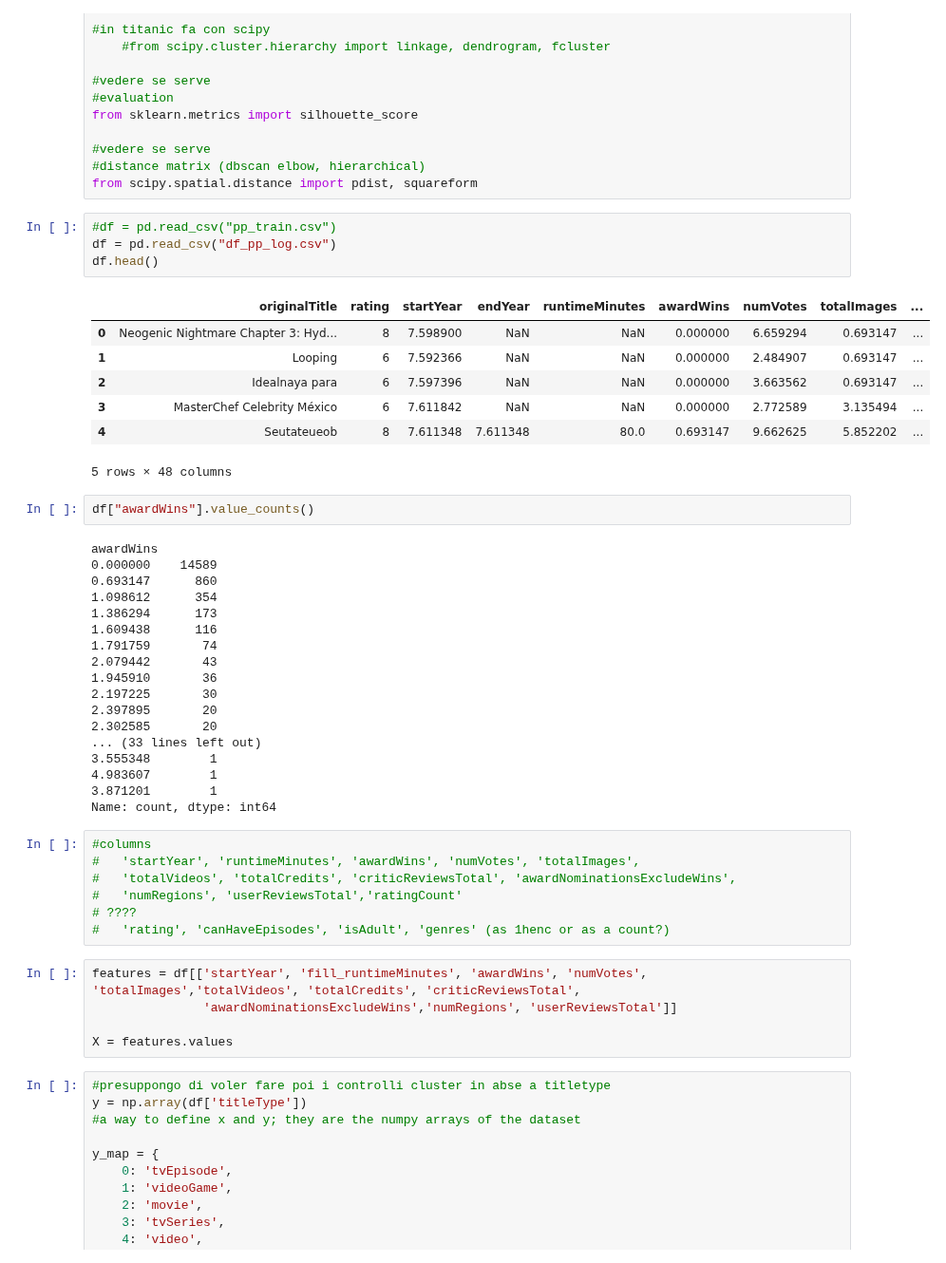
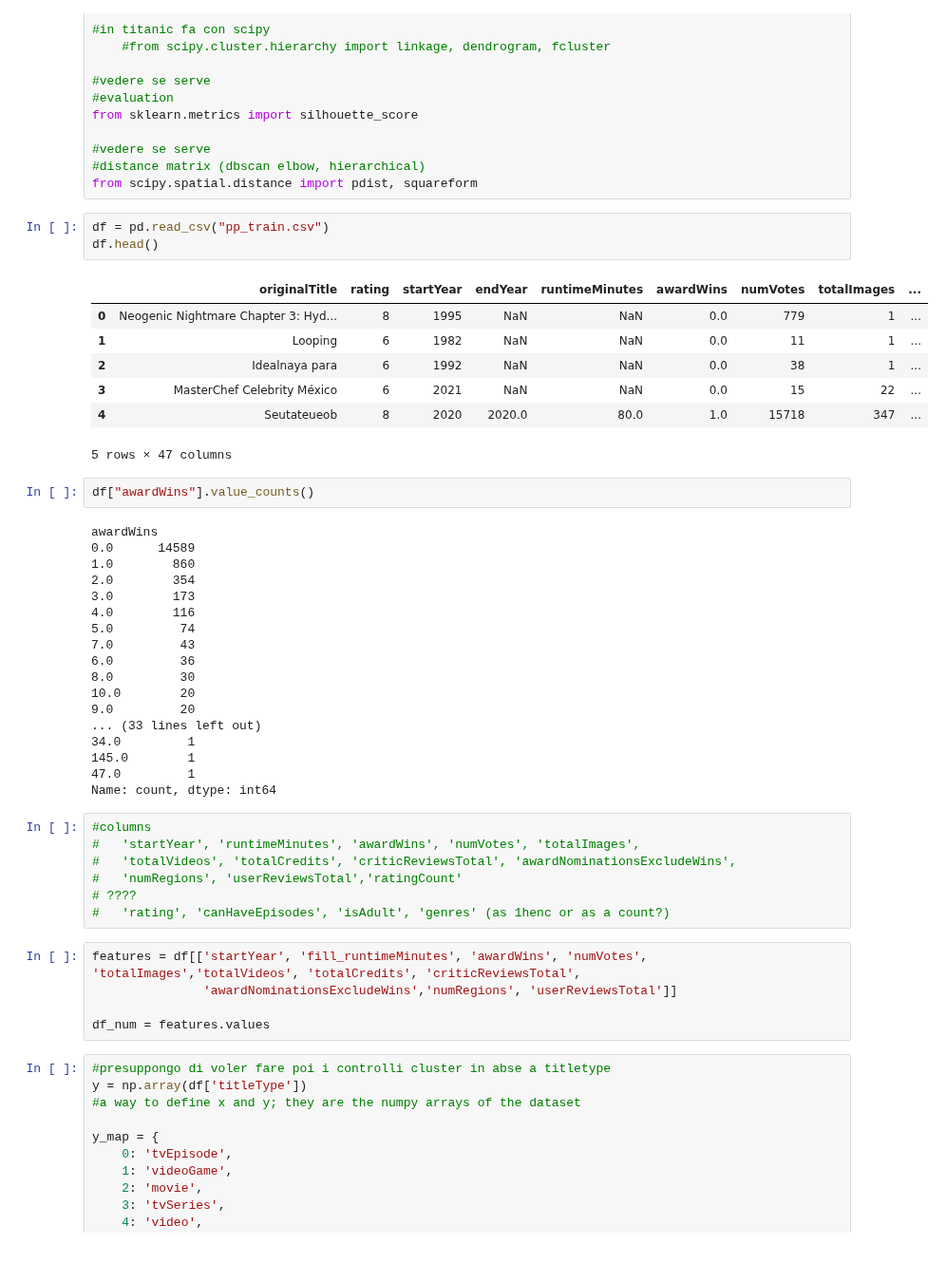
Before and after one commit to ChefBB/data_mining_1, a Jupyter notebook: code/clustering_dbscan.ipynb, the cells around one changed output. Shown at 95% size. Cells and saved outputs as stored; diff of their text form.

```diff
--- a/code/clustering_dbscan.ipynb
+++ b/code/clustering_dbscan.ipynb
@@ -27,36 +27,35 @@ from sklearn.metrics import silhouette_score
 #distance matrix (dbscan elbow, hierarchical)
 from scipy.spatial.distance import pdist, squareform
 # %%
-#df = pd.read_csv("pp_train.csv")
-df = pd.read_csv("df_pp_log.csv")
+df = pd.read_csv("pp_train.csv")
 df.head()
 # %% [output]
 |  | originalTitle | rating | startYear | endYear | runtimeMinutes | awardWins | numVotes | totalImages | ... |
-| 0 | Neogenic Nightmare Chapter 3: Hyd... | 8 | 7.598900 | NaN | NaN | 0.000000 | 6.659294 | 0.693147 | ... |
-| 1 | Looping | 6 | 7.592366 | NaN | NaN | 0.000000 | 2.484907 | 0.693147 | ... |
-| 2 | Idealnaya para | 6 | 7.597396 | NaN | NaN | 0.000000 | 3.663562 | 0.693147 | ... |
-| 3 | MasterChef Celebrity México | 6 | 7.611842 | NaN | NaN | 0.000000 | 2.772589 | 3.135494 | ... |
-| 4 | Seutateueob | 8 | 7.611348 | 7.611348 | 80.0 | 0.693147 | 9.662625 | 5.852202 | ... |
+| 0 | Neogenic Nightmare Chapter 3: Hyd... | 8 | 1995 | NaN | NaN | 0.0 | 779 | 1 | ... |
+| 1 | Looping | 6 | 1982 | NaN | NaN | 0.0 | 11 | 1 | ... |
+| 2 | Idealnaya para | 6 | 1992 | NaN | NaN | 0.0 | 38 | 1 | ... |
+| 3 | MasterChef Celebrity México | 6 | 2021 | NaN | NaN | 0.0 | 15 | 22 | ... |
+| 4 | Seutateueob | 8 | 2020 | 2020.0 | 80.0 | 1.0 | 15718 | 347 | ... |
-5 rows × 48 columns
+5 rows × 47 columns
 # %%
 df["awardWins"].value_counts()
 # %% [output]
 awardWins
-0.000000    14589
-0.693147      860
-1.098612      354
-1.386294      173
-1.609438      116
-1.791759       74
-2.079442       43
-1.945910       36
-2.197225       30
-2.397895       20
-2.302585       20
+0.0      14589
+1.0        860
+2.0        354
+3.0        173
+4.0        116
+5.0         74
+7.0         43
+6.0         36
+8.0         30
+10.0        20
+9.0         20
 ... (33 lines left out)
-3.555348        1
-4.983607        1
-3.871201        1
+34.0         1
+145.0        1
+47.0         1
 Name: count, dtype: int64
 # %%
 #columns
@@ -69,7 +68,7 @@ Name: count, dtype: int64
 features = df[['startYear', 'fill_runtimeMinutes', 'awardWins', 'numVotes', 'totalImages','totalVideos', 'totalCredits', 'criticReviewsTotal',
                'awardNominationsExcludeWins','numRegions', 'userReviewsTotal']]
 
-X = features.values
+df_num = features.values
 # %%
 #presuppongo di voler fare poi i controlli cluster in abse a titletype
 y = np.array(df['titleType'])
```
Also changed, not shown: parts of 17 cells of this notebook, 1 other file.
